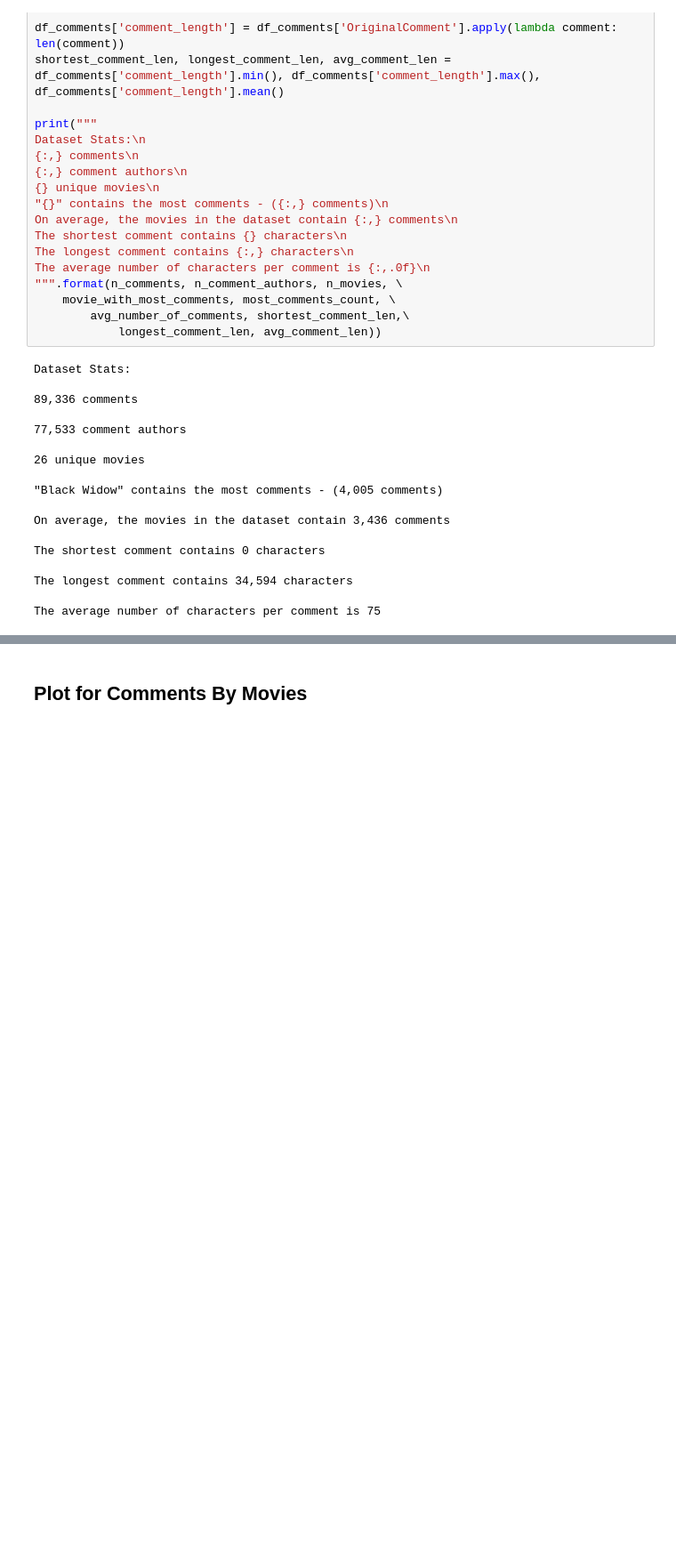
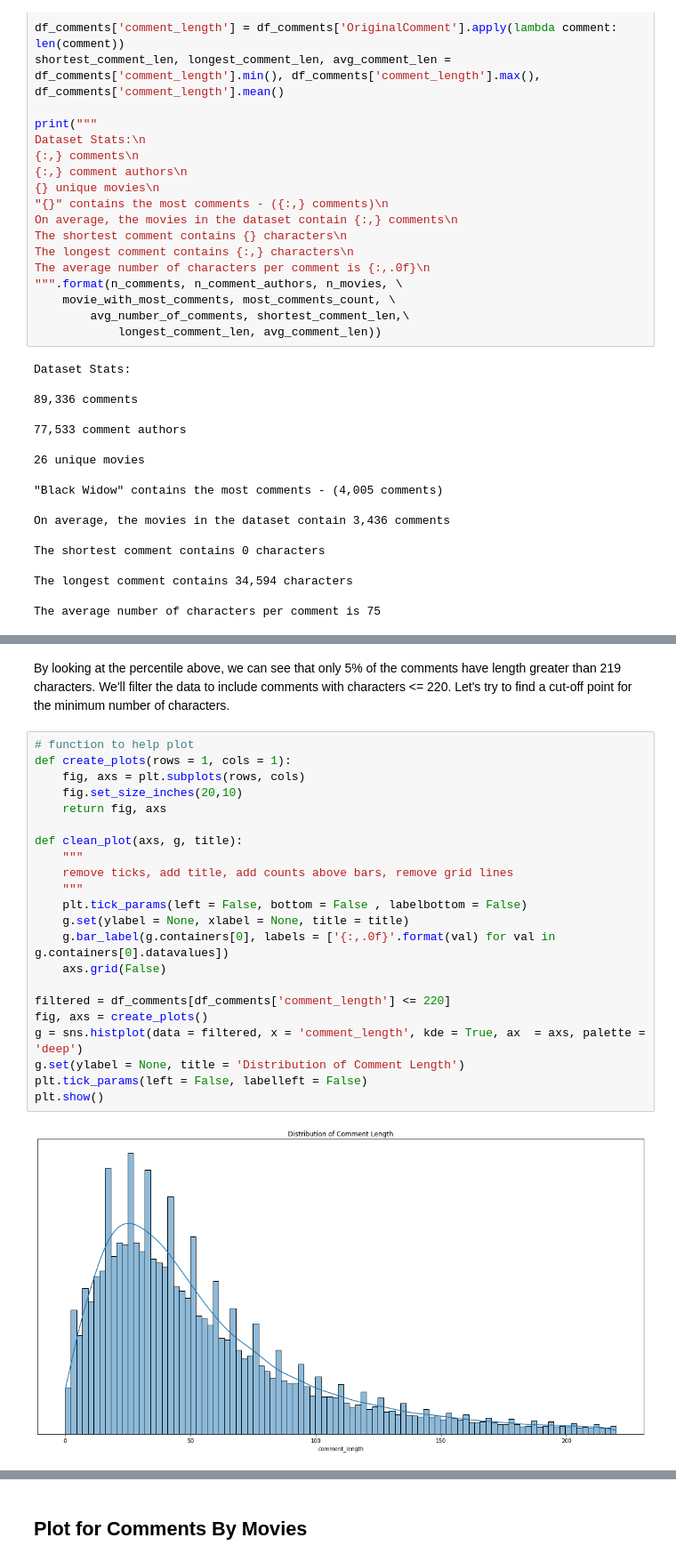
Before and after one commit to knolasco/Intro_to_NLP, a Jupyter notebook: Marvel_Ratings/marvel_ratings.ipynb, the cells around one changed output, grey strips where cells are left out. Shown at 89% size. Saved outputs shown, nothing was run; the diff lists cells and outputs as text; blank space fills up the shorter version.

```diff
--- a/Marvel_Ratings/marvel_ratings.ipynb
+++ b/Marvel_Ratings/marvel_ratings.ipynb
@@ -127,0 +142,26 @@ The average number of characters per comment is 75
+# %% [markdown]
+By looking at the percentile above, we can see that only 5% of the comments have length greater than 219 characters. We'll filter the data to include comments with characters <= 220. Let's try to find a cut-off point for the minimum number of characters.
+# %%
+# function to help plot
+def create_plots(rows = 1, cols = 1):
+    fig, axs = plt.subplots(rows, cols)
+    fig.set_size_inches(20,10)
+    return fig, axs
+
+def clean_plot(axs, g, title):
+    """
+    remove ticks, add title, add counts above bars, remove grid lines
+    """
+    plt.tick_params(left = False, bottom = False , labelbottom = False)
+    g.set(ylabel = None, xlabel = None, title = title)
+    g.bar_label(g.containers[0], labels = ['{:,.0f}'.format(val) for val in g.containers[0].datavalues])
+    axs.grid(False)
+
+filtered = df_comments[df_comments['comment_length'] <= 220]
+fig, axs = create_plots()
+g = sns.histplot(data = filtered, x = 'comment_length', kde = True, ax  = axs, palette = 'deep')
+g.set(ylabel = None, title = 'Distribution of Comment Length')
+plt.tick_params(left = False, labelleft = False)
+plt.show()
+# %% [output]
+[figure, added]
```
Also changed, not shown: parts of 34 cells of this notebook.
